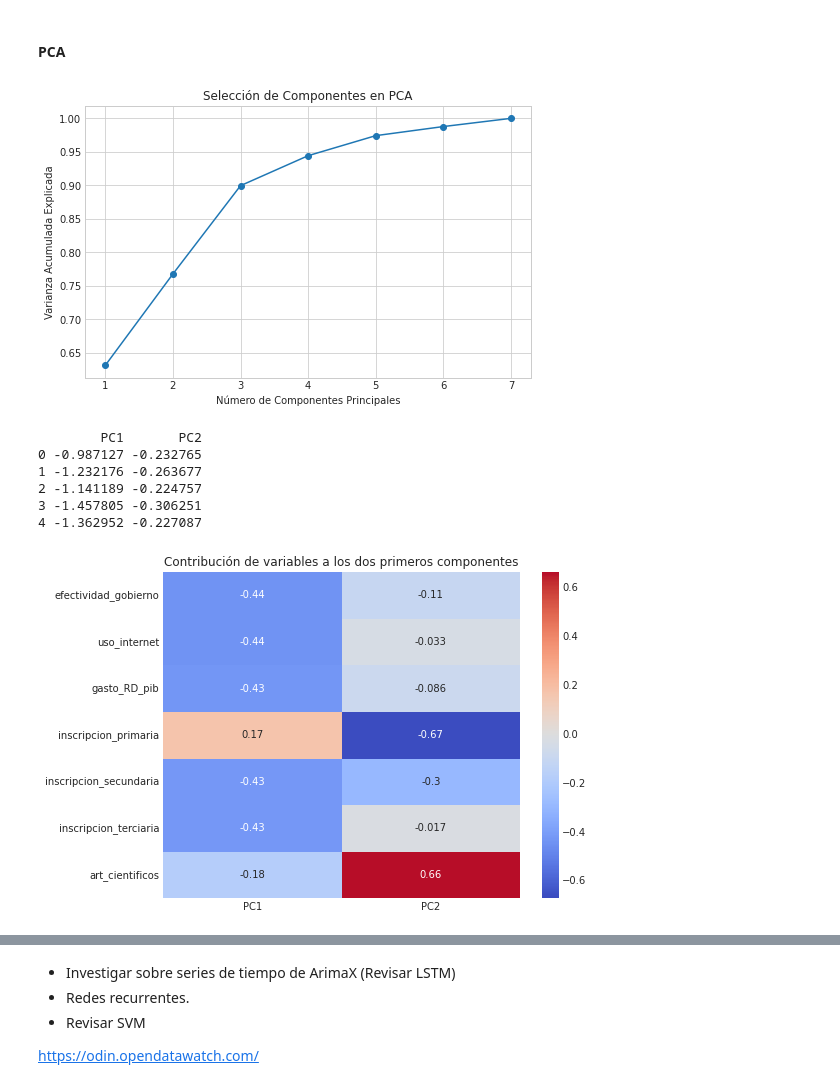
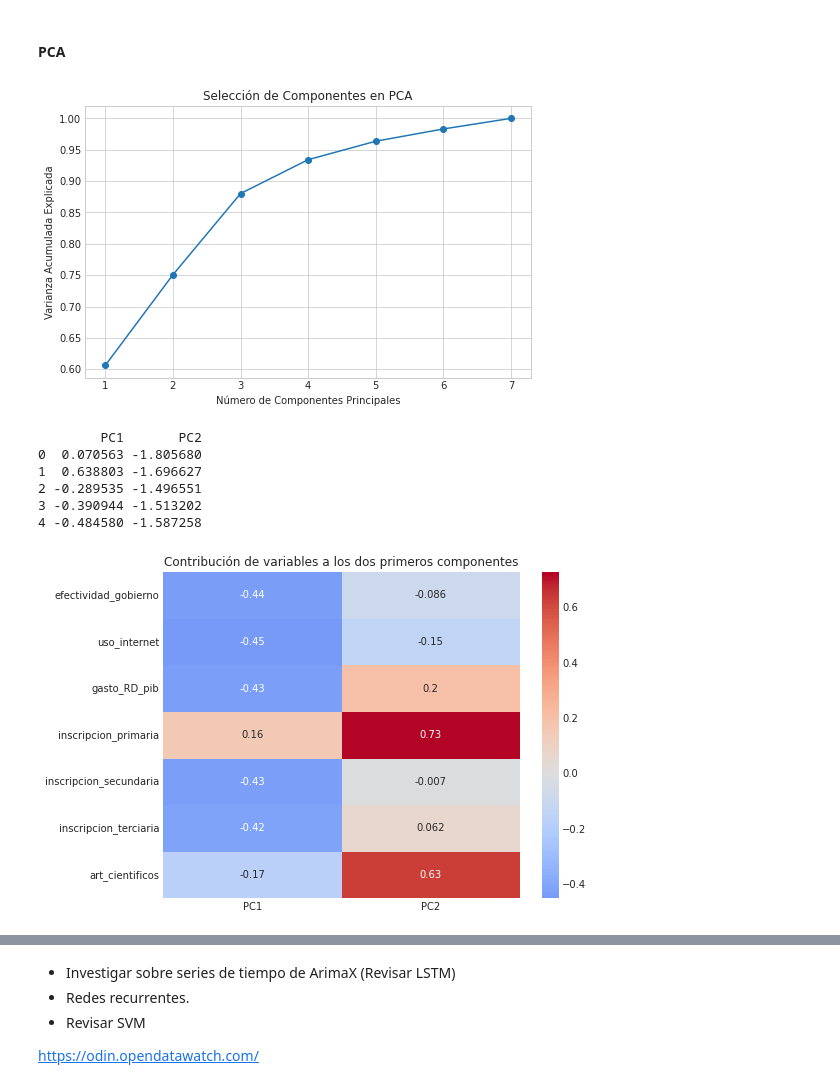
Before and after one commit to rortizgeo/Maestria_CD_Proyecto-Aplicado, a Jupyter notebook: PA_dataAnalysis.ipynb, the cells around one changed output, grey strips where cells are left out. Saved outputs shown, nothing was run; the diff lists cells and outputs as text; code cells hidden in the pictures.

```diff
--- a/PA_dataAnalysis.ipynb
+++ b/PA_dataAnalysis.ipynb
@@ -1527,10 +1529,10 @@ vars_to_drop = [
 ]
 
 # 2. Crear un nuevo dataframe sin esas variables
-Data_10 = Data_10.drop(columns=vars_to_drop, errors="ignore")
+Data_imp = Data_imp.drop(columns=vars_to_drop, errors="ignore")
 
 # 3. Calcular matriz de correlación (solo numéricas)
-corr_matrix = Data_10.select_dtypes(include=[np.number]).corr()
+corr_matrix = Data_imp.select_dtypes(include=[np.number]).corr()
 
 # 4. Graficar heatmap
 plt.figure(figsize=(12, 8))
@@ -1551,7 +1553,7 @@ import seaborn as sns
 # 1. Seleccionar solo las variables de interés para PCA
 vars_pca = ["efectividad_gobierno", "uso_internet", "gasto_RD_pib", "inscripcion_primaria","inscripcion_secundaria", "inscripcion_terciaria", "art_cientificos"]
 
-X = Data_10[vars_pca].dropna()  # eliminar filas con NaN
+X = Data_imp[vars_pca]  # eliminar filas con NaN
 
 # 2. Estandarizar datos
 scaler = StandardScaler()
@@ -1563,40 +1565,40 @@ X_pca = pca.fit_transform(X_scaled)
 
 # 4. Varianza explicada
 explained_var = pca.explained_variance_ratio_
 
 # Mostrar varianza acumulada
 plt.figure(figsize=(8,5))
 plt.plot(range(1, len(explained_var)+1), explained_var.cumsum(), marker='o')
 plt.xlabel("Número de Componentes Principales")
 plt.ylabel("Varianza Acumulada Explicada")
 plt.title("Selección de Componentes en PCA")
 plt.grid(True)
 plt.show()
 
 # 5. Nuevo dataframe con los dos primeros componentes
 Data_pca = pd.DataFrame(X_pca[:, :2], columns=["PC1", "PC2"])
 print(Data_pca.head())
 
 # 6. Heatmap de correlación entre variables originales y componentes
 loadings = pd.DataFrame(
     pca.components_.T,
     columns=[f"PC{i+1}" for i in range(len(vars_pca))],
     index=vars_pca
 )
 
 plt.figure(figsize=(8,6))
 sns.heatmap(loadings.iloc[:, :2], annot=True, cmap="coolwarm", center=0)
 plt.title("Contribución de variables a los dos primeros componentes")
 plt.show()
 # %% [output]
-[figure, old version]
+[figure, new version]
         PC1       PC2
-0 -0.987127 -0.232765
-1 -1.232176 -0.263677
-2 -1.141189 -0.224757
-3 -1.457805 -0.306251
-4 -1.362952 -0.227087
+0  0.070563 -1.805680
+1  0.638803 -1.696627
+2 -0.289535 -1.496551
+3 -0.390944 -1.513202
+4 -0.484580 -1.587258
-[figure, old version]
+[figure, new version]
 # %%
 
 # 7. Reemplazar variables originales correlacionadas por los componentes
```
Also changed, not shown: parts of 5 cells of this notebook.
